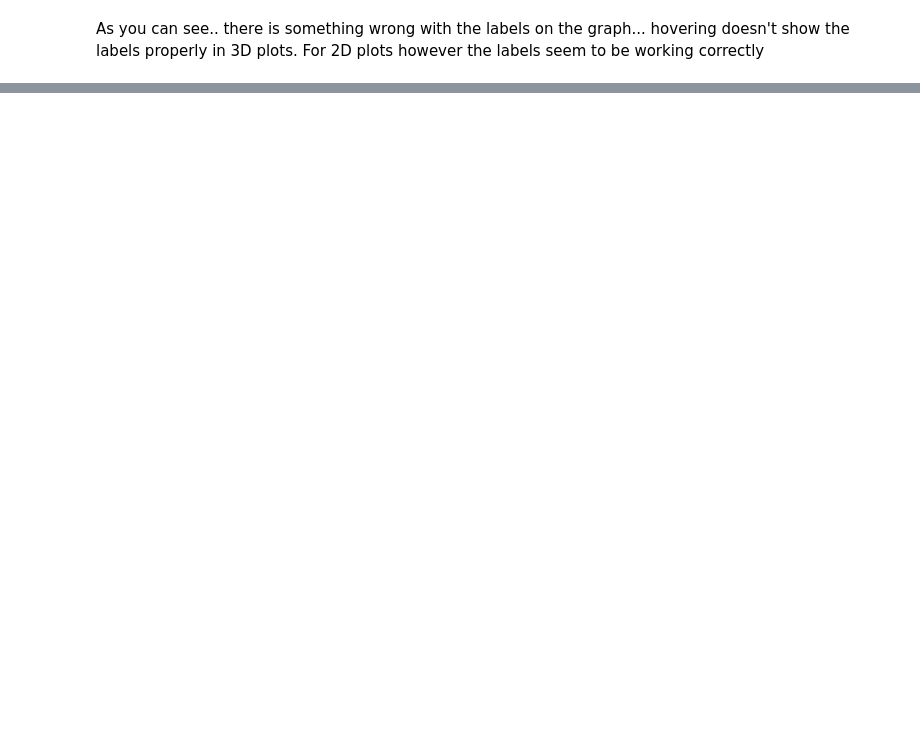
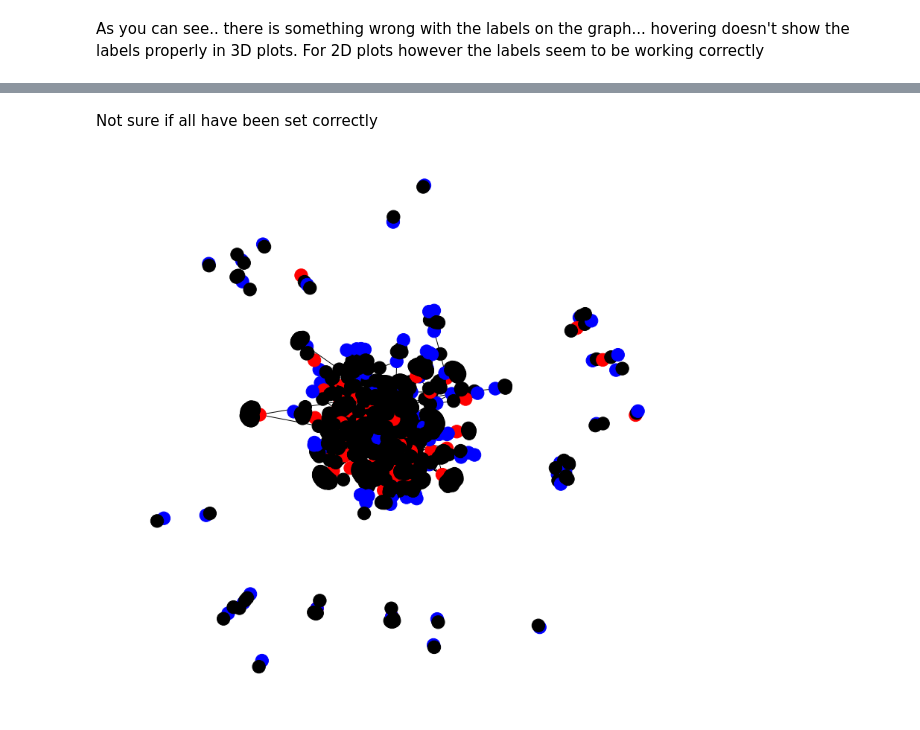
Before and after one commit to seashiva94/data_viz_project, a Jupyter notebook: cpj_eda.ipynb, the cells around one changed output, grey strips where cells are left out. Saved outputs shown, nothing was run; the diff lists cells and outputs as text; code cells hidden in the pictures; blank space fills up the shorter version.

Commit message:
nationality graph in plotly

```diff
--- a/cpj_eda.ipynb
+++ b/cpj_eda.ipynb
@@ -1018,0 +1030,3 @@ For 2D plots however the labels seem to be working correctly
+# %%
+nationality = data.Nationality
+nationality.head()
@@ -1018,0 +1064,2 @@ For 2D plots however the labels seem to be working correctly
+# %% [markdown]
+Not sure if all have been set correctly
@@ -1018,0 +1068,36 @@ For 2D plots however the labels seem to be working correctly
+# %%
+G2 = nx.Graph()
+# %%
+seen_nats = []
+seen_ck = []
+for i in range(data.shape[0]):
+    row = data.iloc[i,:]
+    nationality = row.corrected_nationality
+    country_killed = row.Country_killed
+    name = row.Name
+
+    G2.add_edge(country_killed, name)
+    G2.add_edge(name, nationality)
+
+    G2.nodes[name]['type'] = "person"
+    G2.nodes[country_killed]['type'] = "killed"
+    G2.nodes[nationality]['type'] = "nat"
+
+    G2.edges[(country_killed, name)]["type"] = "killed"
+    G2.edges[(name, nationality)]["type"] = "nat"
+# %%
+node_colors = []
+for n in G2.nodes:
+    if G2.nodes[n]['type'] == "person":
+        c = "k"
+    elif G2.nodes[n]['type'] == "killed":
+        c = "r"
+    else:
+        c = "b"
+    node_colors.append(c)
+# %%
+plt.figure(figsize=(10,10))
+nx.draw(G2, with_labels=False, font_weight='bold', node_color=node_colors, kwds = {'node_size': 20})
+#labels=True=> too much text
+# %% [output]
+[figure, added]
```
Also changed, not shown: parts of 23 cells of this notebook.
